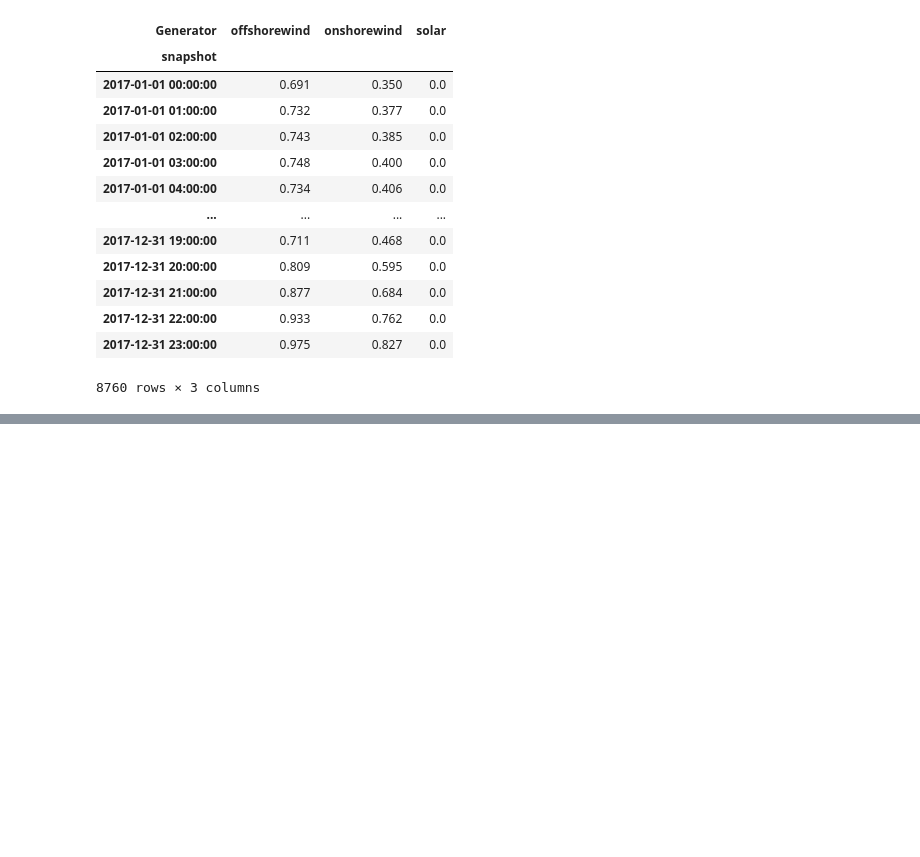
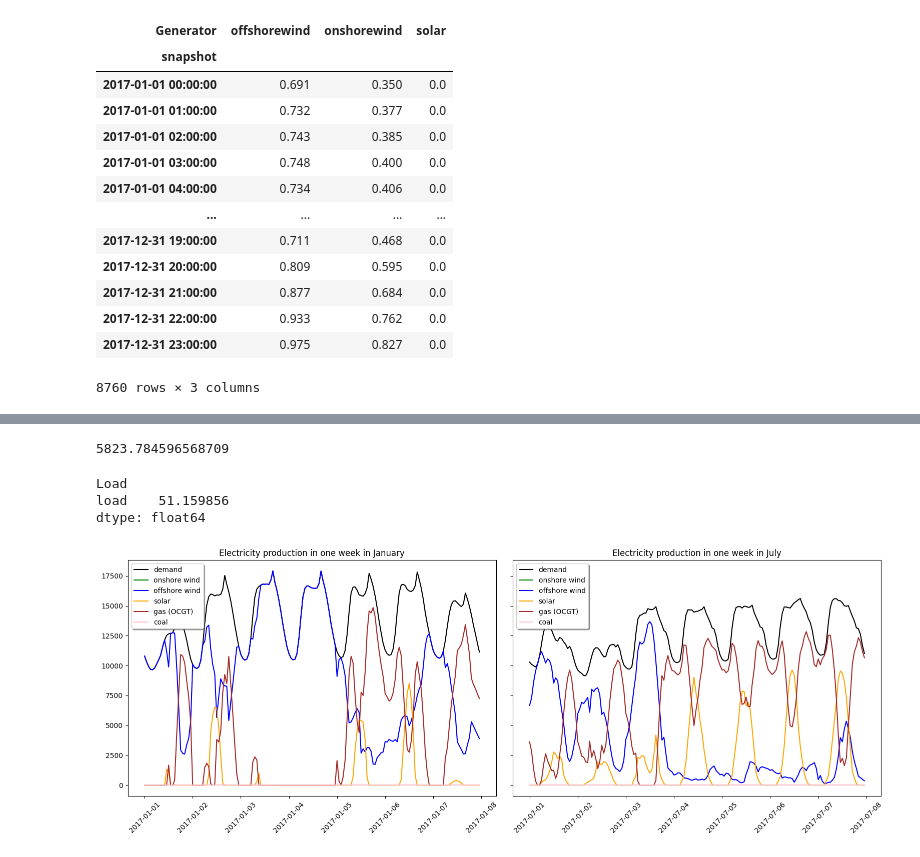
Before and after one commit to JuliaKatomena/Integrated-energy-grid, a Jupyter notebook: Project.ipynb, the cells around one changed output, grey strips where cells are left out. Cells and saved outputs as stored; diff of their text form; code cells hidden in the pictures; blank space fills up the shorter version.

```diff
--- a/Project.ipynb
+++ b/Project.ipynb
@@ -32,7 +33,7 @@ DatetimeIndex(['2017-01-01 00:00:00', '2017-01-01 01:00:00',
 #### Getting the demand for the Netherlands and adding it to the bus
 # %%
 # Define file path
-file_path = "demand_data.csv"
+file_path = "Data\demand_data.csv"
 
 # Load dataset
 data = pd.read_csv(file_path, sep=';', parse_dates=['utc_timestamp'], index_col='utc_timestamp')
@@ -229,0 +240,39 @@ GurobiError: License expired 2025-01-29
+# %%
+print(network.objective/1000000) #in 10^6 €
+# %% [output]
+5823.784596568709
+# %%
+print(network.objective/network.loads_t.p.sum()) # EUR/MWh
+# %% [output]
+Load
+load    51.159856
+dtype: float64
+# %%
+fig, axes = plt.subplots(1, 2, figsize=(16, 6), sharey=True)  # 1 row, 2 columns
+
+# --- Winter Week (January) ---
+axes[0].plot(network.loads_t.p['load'][0:168], color='black', label='demand')
+axes[0].plot(network.generators_t.p['onshorewind'][0:168], color='green', label='onshore wind')
+axes[0].plot(network.generators_t.p['offshorewind'][0:168], color='blue', label='offshore wind')
+axes[0].plot(network.generators_t.p['solar'][0:168], color='orange', label='solar')
+axes[0].plot(network.generators_t.p['OCGT'][0:168], color='brown', label='gas (OCGT)')
+axes[0].plot(network.generators_t.p['coal'][0:168], color='pink', label='coal')
+axes[0].legend(fancybox=True, shadow=True, loc='best')
+axes[0].set_title('Electricity production in one week in January')
+axes[0].tick_params(axis='x', rotation=45)
+
+# --- Summer Week (July) ---
+axes[1].plot(network.loads_t.p['load'][4344:4512], color='black', label='demand')
+axes[1].plot(network.generators_t.p['onshorewind'][4344:4512], color='green', label='onshore wind')
+axes[1].plot(network.generators_t.p['offshorewind'][4344:4512], color='blue', label='offshore wind')
+axes[1].plot(network.generators_t.p['solar'][4344:4512], color='orange', label='solar')
+axes[1].plot(network.generators_t.p['OCGT'][4344:4512], color='brown', label='gas (OCGT)')
+axes[1].plot(network.generators_t.p['coal'][4344:4512], color='pink', label='coal')
+axes[1].legend(fancybox=True, shadow=True, loc='best')
+axes[1].set_title('Electricity production in one week in July')
+axes[1].tick_params(axis='x', rotation=45)
+
+plt.tight_layout()
+plt.show()
+# %% [output]
+[figure, added]
```
Also changed, not shown: parts of 7 cells of this notebook.
